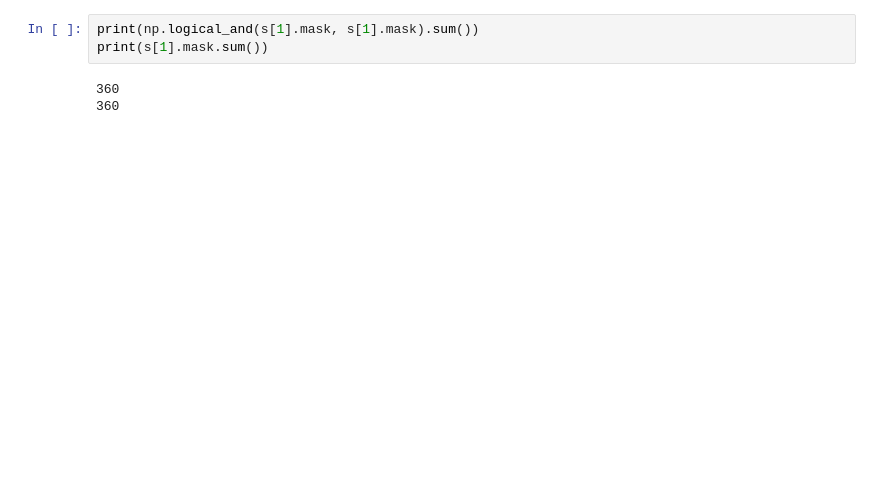
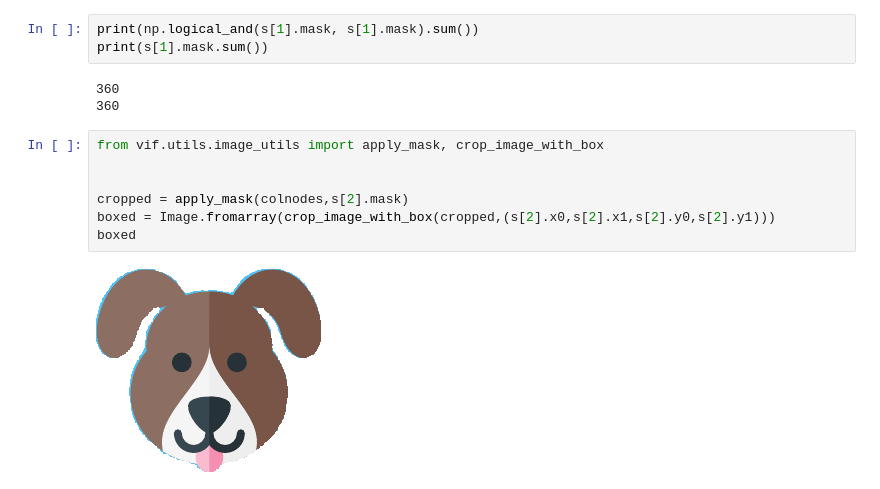
Before and after one commit to IV2C/VIFagent, a Jupyter notebook: notebooks/protos/segmentation.ipynb, the cells around one changed output. Drawn from its saved outputs; the diff is of its cells as text; blank space fills up the shorter version.

```diff
--- a/notebooks/protos/segmentation.ipynb
+++ b/notebooks/protos/segmentation.ipynb
@@ -134,3 +116,12 @@ print(s[1].mask.sum())
 # %% [output]
 360
 360
+# %%
+from vif.utils.image_utils import apply_mask, crop_image_with_box
+
+
+cropped = apply_mask(colnodes,s[2].mask)
+boxed = Image.fromarray(crop_image_with_box(cropped,(s[2].x0,s[2].x1,s[2].y0,s[2].y1)))
+boxed
+# %% [output]
+[figure, added]
```
Also changed, not shown: parts of 8 cells of this notebook, 15 other files.
